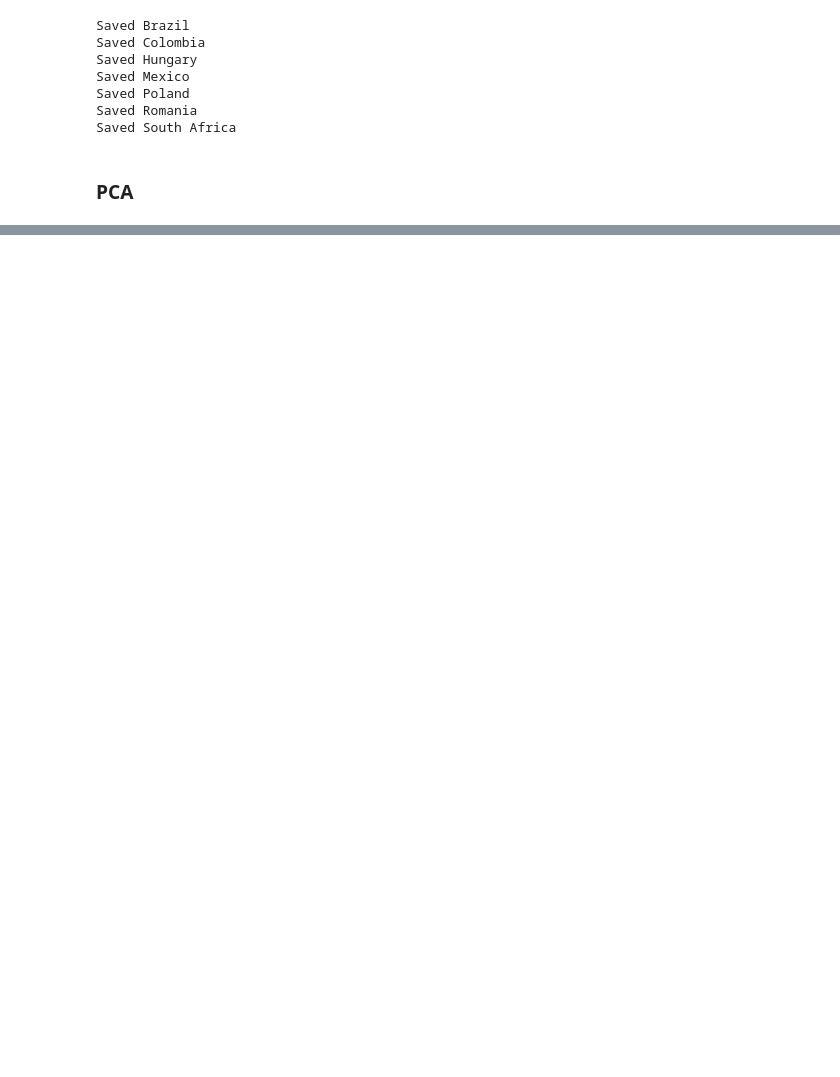
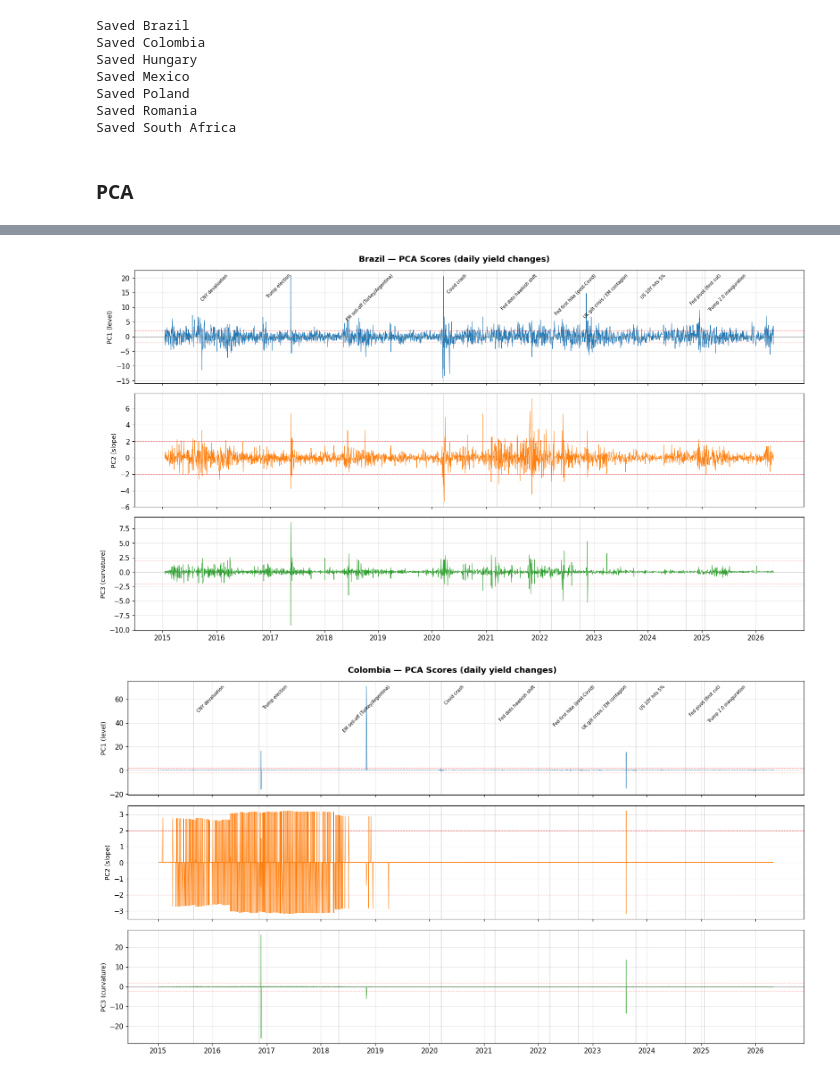
Before and after one commit to NicolasHY/Fixed-Income-Analytics, a Jupyter notebook: main.ipynb, the cells around one changed output, grey strips where cells are left out. Saved outputs shown, nothing was run; the diff lists cells and outputs as text; code cells hidden in the pictures; blank space fills up the shorter version.

```diff
--- a/main.ipynb
+++ b/main.ipynb
@@ -123,0 +257,51 @@ Saved South Africa
+# %%
+def plot_pc_scores(country, scores_df, macro_events):
+    """Plot 3 PC score time series with macro event annotations."""
+    fig, axes = plt.subplots(3, 1, figsize=(16, 9), sharex=True)
+
+    colors = ["#1f77b4", "#ff7f0e", "#2ca02c"]
+    for j, col in enumerate(scores_df.columns):
+        ax = axes[j]
+        ax.plot(scores_df.index, scores_df[col], linewidth=0.7, color=colors[j])
+        ax.set_ylabel(col, fontsize=10)
+        ax.axhline(0, color="grey", linewidth=0.5)
+
+        # ±2σ bands (z-score alert threshold from blueprint §1.4)
+        ax.axhline(2, color="red", linestyle="--", alpha=0.4, linewidth=0.8)
+        ax.axhline(-2, color="red", linestyle="--", alpha=0.4, linewidth=0.8)
+
+        # Macro event annotations
+        for date_str, label in macro_events.items():
+            evt_date = pd.Timestamp(date_str)
+            if evt_date in scores_df.index or (
+                scores_df.index.min() <= evt_date <= scores_df.index.max()
+            ):
+                ax.axvline(evt_date, color="grey", alpha=0.5, linewidth=0.6)
+                if j == 0:  # annotate only on the top panel
+                    ax.annotate(
+                        label,
+                        xy=(evt_date, ax.get_ylim()[1]),
+                        xytext=(5, -5),
+                        textcoords="offset points",
+                        fontsize=7,
+                        rotation=45,
+                        va="top",
+                    )
+
+    axes[-1].xaxis.set_major_locator(mdates.YearLocator())
+    axes[-1].xaxis.set_major_formatter(mdates.DateFormatter("%Y"))
+    fig.suptitle(f"{country} — PCA Scores (daily yield changes)", fontweight="bold")
+    fig.tight_layout()
+    plt.savefig(
+        f"data/output/pca_scores_{country.lower().replace(' ', '_')}.png",
+        dpi=150,
+        bbox_inches="tight",
+    )
+    plt.show()
+
+
+for country, res in sorted(pca_results.items()):
+    plot_pc_scores(country, res["scores"], MACRO_EVENTS)
+# %% [output]
+[figure, added]
+[figure, added]
```
Also changed, not shown: parts of 17 cells of this notebook, 18 other files.
